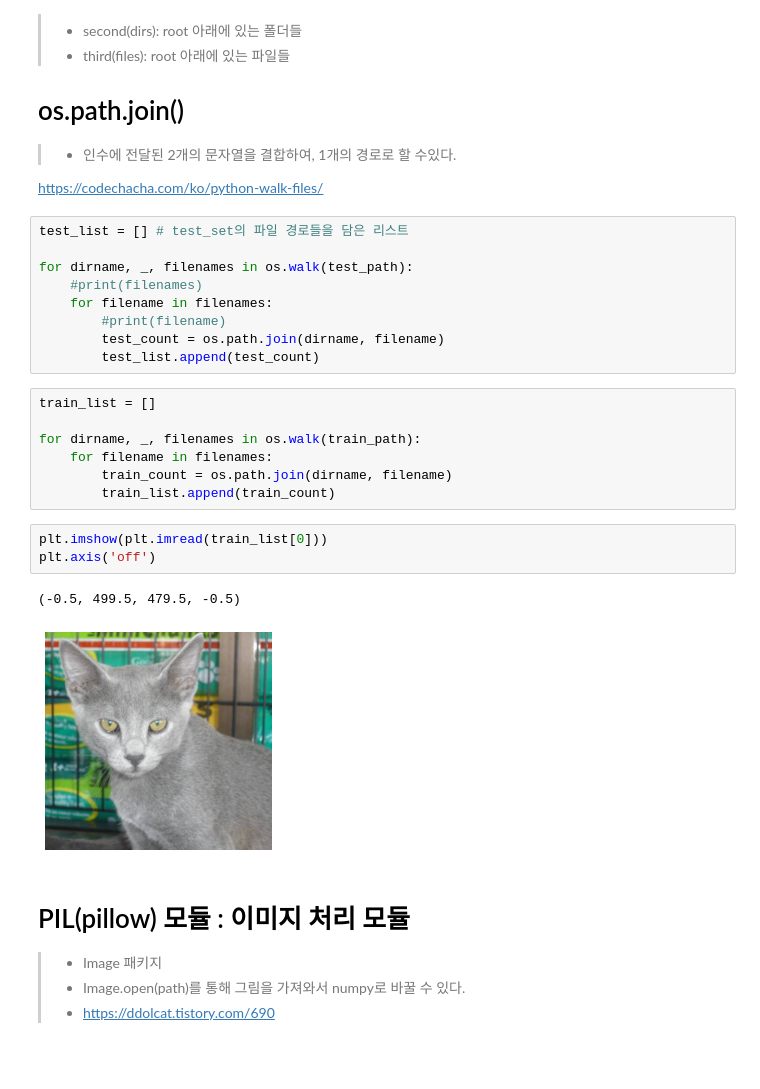
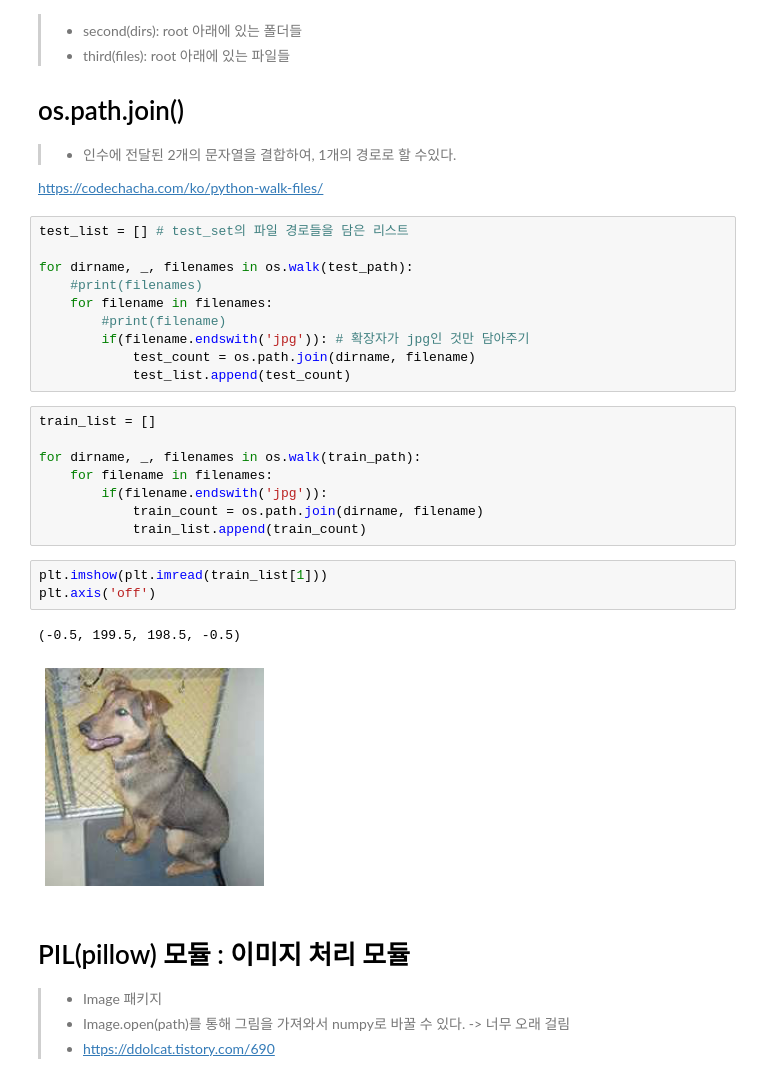
Before and after one commit to drawcodeboy/Cat_n_Dog_Classification, a Jupyter notebook: cat_vs_dog.ipynb, the cells around one changed output. Saved outputs shown, nothing was run; the diff lists cells and outputs as text.

```diff
--- a/cat_vs_dog.ipynb
+++ b/cat_vs_dog.ipynb
@@ -52,25 +53,27 @@ for dirname, _, filenames in os.walk(test_path):
     #print(filenames)
     for filename in filenames:
         #print(filename)
-        test_count = os.path.join(dirname, filename)
-        test_list.append(test_count)
+        if(filename.endswith('jpg')): # 확장자가 jpg인 것만 담아주기
+            test_count = os.path.join(dirname, filename)
+            test_list.append(test_count)
 # %%
 train_list = []
 
 for dirname, _, filenames in os.walk(train_path):
     for filename in filenames:
-        train_count = os.path.join(dirname, filename)
-        train_list.append(train_count)
+        if(filename.endswith('jpg')):
+            train_count = os.path.join(dirname, filename)
+            train_list.append(train_count)
 # %%
-plt.imshow(plt.imread(train_list[0]))
+plt.imshow(plt.imread(train_list[1]))
 plt.axis('off')
 # %% [output]
-(-0.5, 499.5, 479.5, -0.5)
+(-0.5, 199.5, 198.5, -0.5)
-[figure, old version]
+[figure, new version]
 # %% [markdown]
 # PIL(pillow) 모듈 : 이미지 처리 모듈
 >* Image 패키지
->* Image.open(path)를 통해 그림을 가져와서 numpy로 바꿀 수 있다.
+>* Image.open(path)를 통해 그림을 가져와서 numpy로 바꿀 수 있다. -> 너무 오래 걸림
 >* https://ddolcat.tistory.com/690
 # %%
 # 이미지 10개 정도 train_set에서 순차적으로 골라서 shape 확인
```
Also changed, not shown: parts of 9 cells of this notebook.
